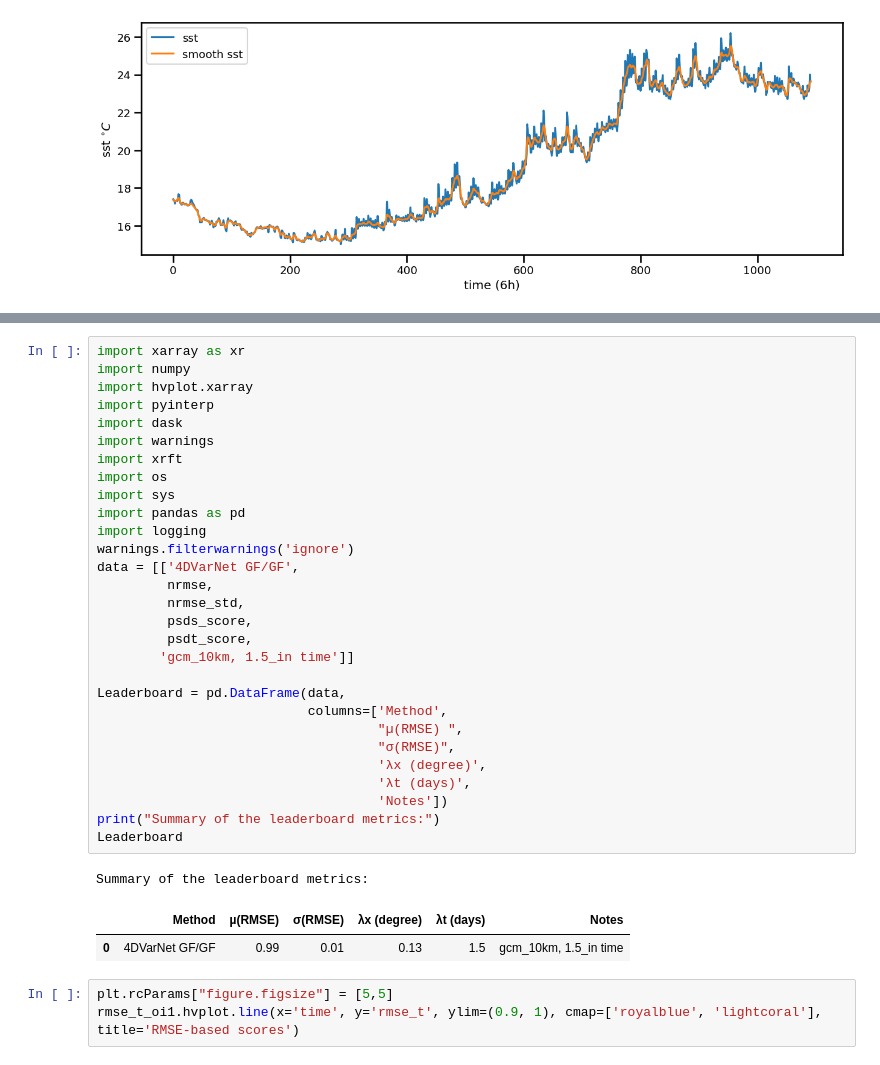
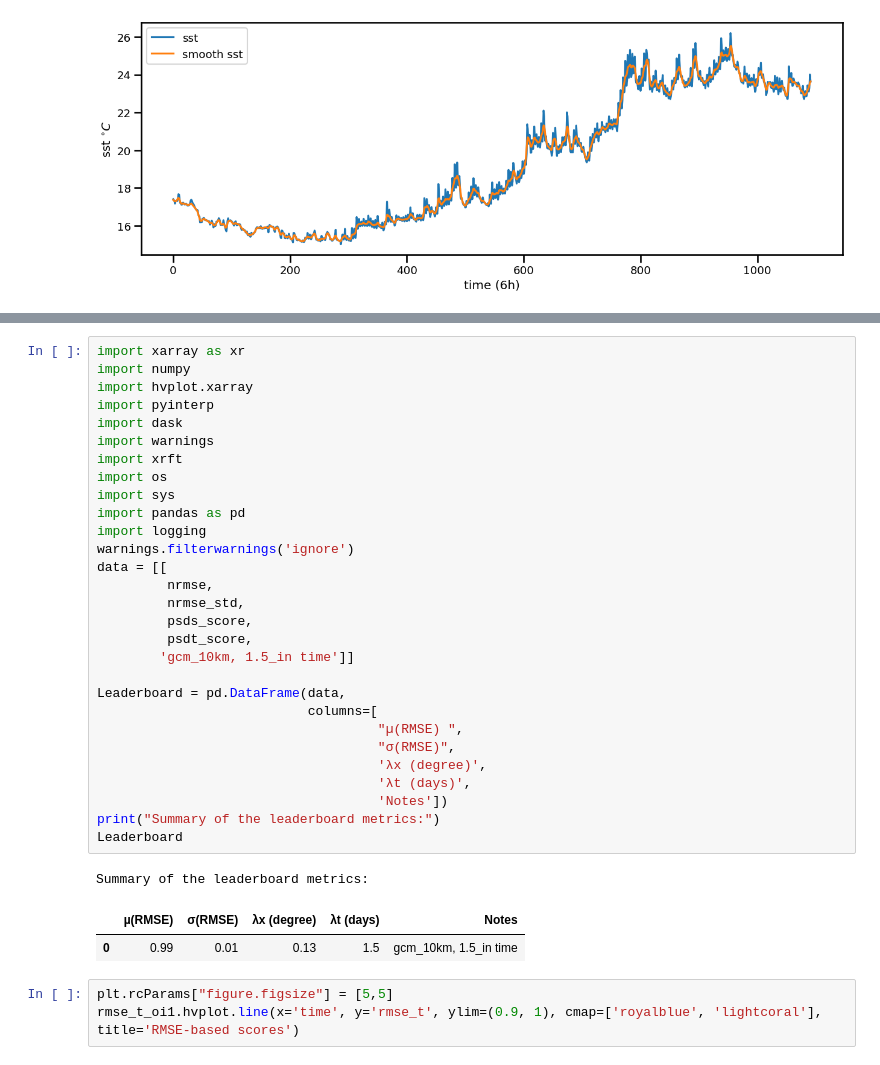
Before and after one commit to aelaouni/mldrop_notebooks, a Jupyter notebook: cookbook_sstL4.ipynb, the cells around one changed output, grey strips where cells are left out. Drawn from its saved outputs; the diff is of its cells as text.

```diff
--- a/cookbook_sstL4.ipynb
+++ b/cookbook_sstL4.ipynb
@@ -107,36 +107,36 @@ psd_oi1, psds_score, psdt_score  = psd_based_scores(ds, ds1, vari, variss)
 # %%
 import xarray as xr
 import numpy
 import hvplot.xarray
 import pyinterp
 import dask
 import warnings
 import xrft
 import os
 import sys
 import pandas as pd
 import logging
 warnings.filterwarnings('ignore')
-data = [['4DVarNet GF/GF',
+data = [[
          nrmse,
          nrmse_std,
          psds_score,
          psdt_score,
         'gcm_10km, 1.5_in time']]
 
 Leaderboard = pd.DataFrame(data,
-                           columns=['Method',
+                           columns=[
                                     "µ(RMSE) ",
                                     "σ(RMSE)",
                                     'λx (degree)',
                                     'λt (days)',
                                     'Notes'])
 print("Summary of the leaderboard metrics:")
 Leaderboard
 # %% [output]
 Summary of the leaderboard metrics:
-|  | Method | µ(RMSE) | σ(RMSE) | λx (degree) | λt (days) | Notes |
-| 0 | 4DVarNet GF/GF | 0.99 | 0.01 | 0.13 | 1.5 | gcm_10km, 1.5_in time |
+|  | µ(RMSE) | σ(RMSE) | λx (degree) | λt (days) | Notes |
+| 0 | 0.99 | 0.01 | 0.13 | 1.5 | gcm_10km, 1.5_in time |
 # %%
 plt.rcParams["figure.figsize"] = [5,5]
 rmse_t_oi1.hvplot.line(x='time', y='rmse_t', ylim=(0.9, 1), cmap=['royalblue', 'lightcoral'], title='RMSE-based scores')
```
Also changed, not shown: parts of 1 cell of this notebook, 1 other file.
